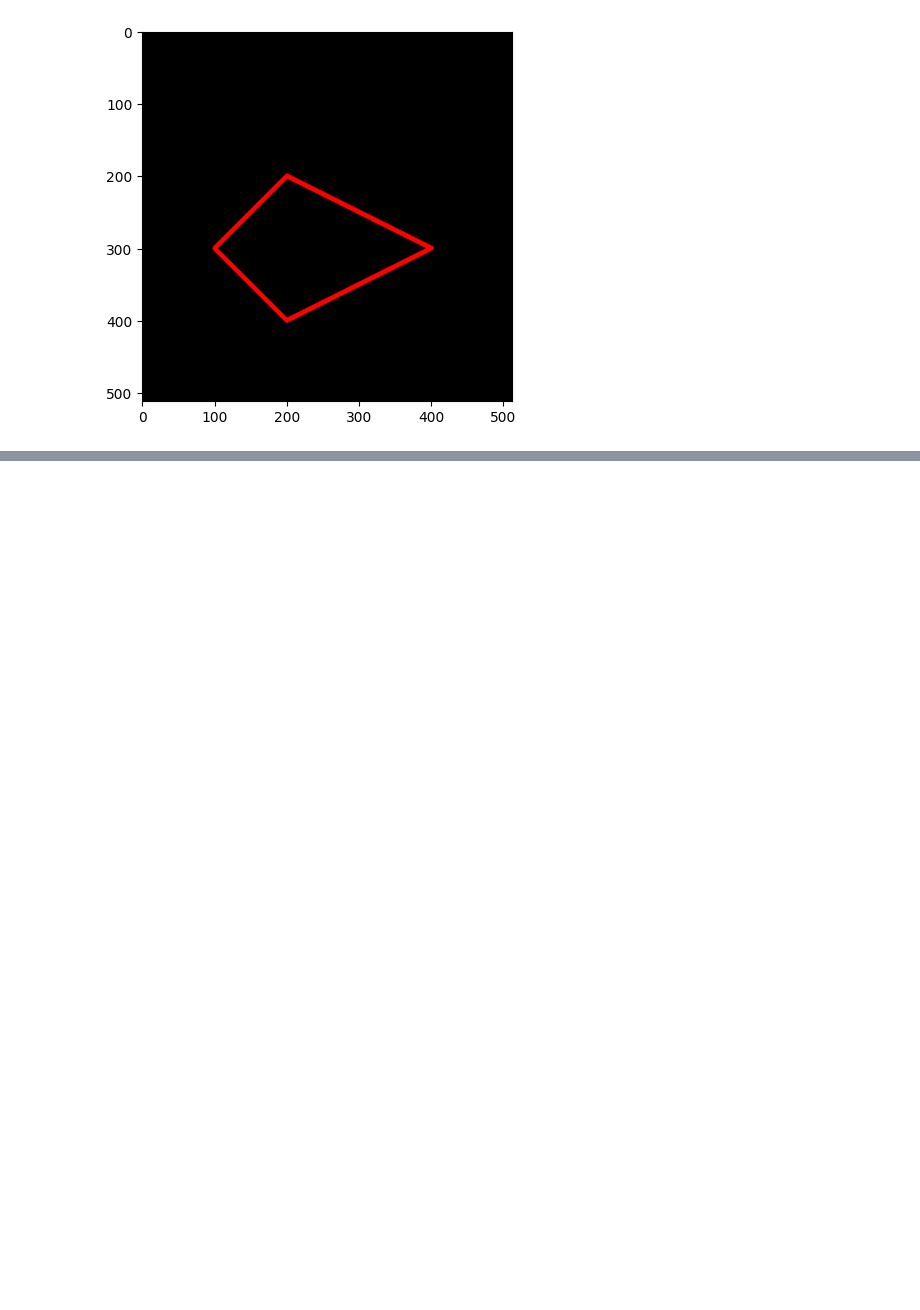
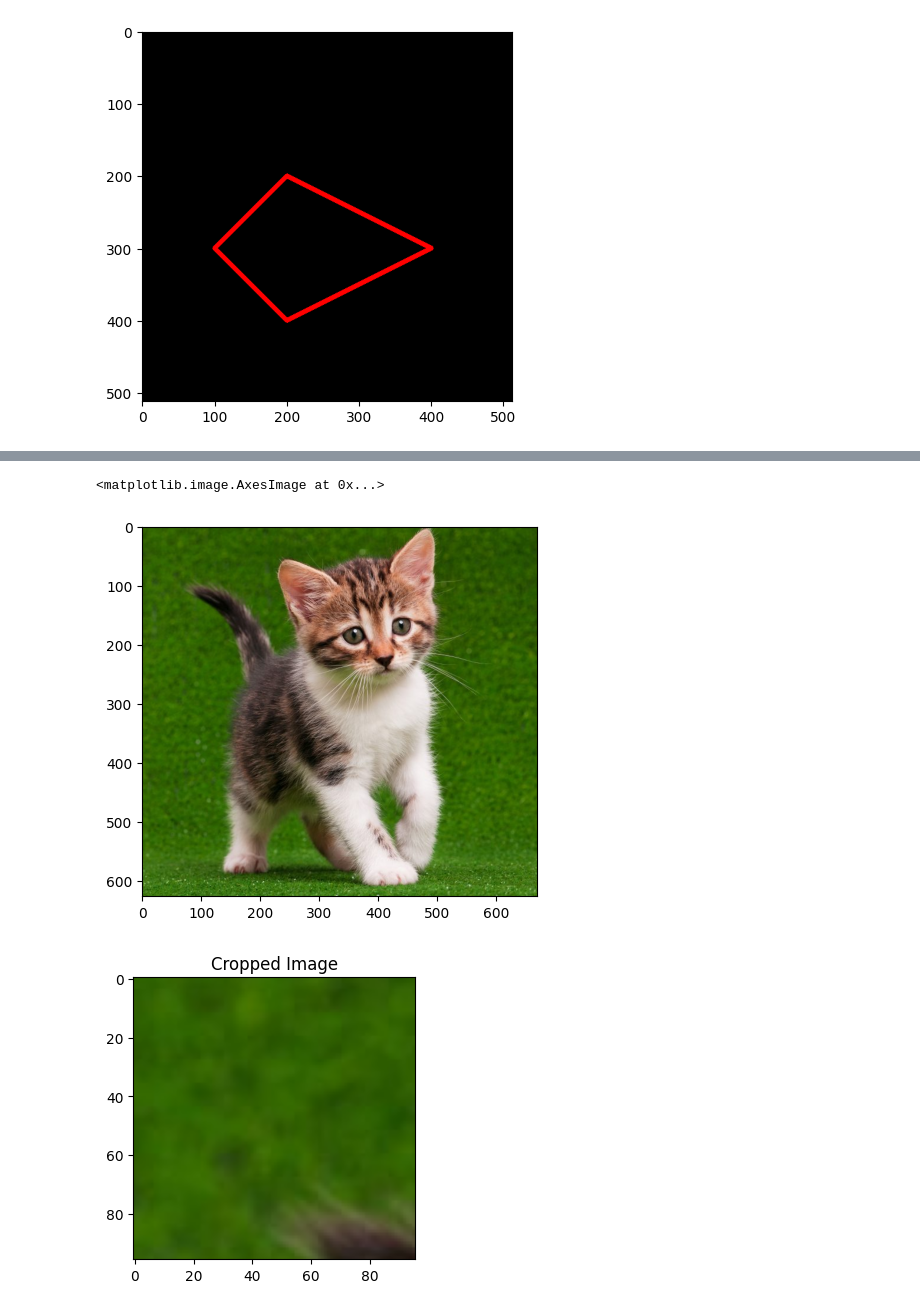
Before and after one commit to BrianMohamadSafiudin/PCVK_Ganjil_2023, a Jupyter notebook: Week2.ipynb, the cells around one changed output, grey strips where cells are left out. Drawn from its saved outputs; the diff is of its cells as text; code cells hidden in the pictures; blank space fills up the shorter version.

```diff
--- a/Week2.ipynb
+++ b/Week2.ipynb
@@ -127,0 +199,13 @@ plt.imshow(black_img2)
+# %%
+img3 = cv.cvtColor(img,cv.COLOR_BGR2RGB)
+plt.imshow(img3)
+
+plt.figure(figsize=(8, 4))
+plt.subplot(1, 2, 1)
+cropped_img = img3[20:116, 25:121]
+plt.title('Cropped Image')
+plt.imshow(cropped_img)
+# %% [output]
+<matplotlib.image.AxesImage at 0x...>
+[figure, added]
+[figure, added]
```
Also changed, not shown: parts of 10 cells of this notebook.
